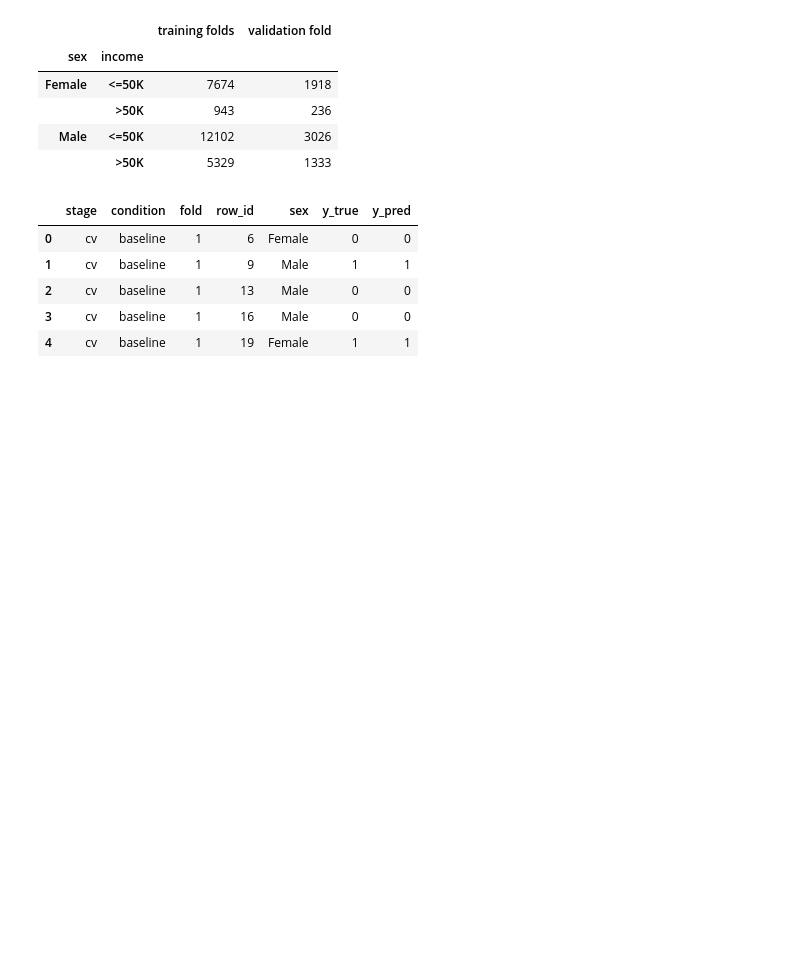
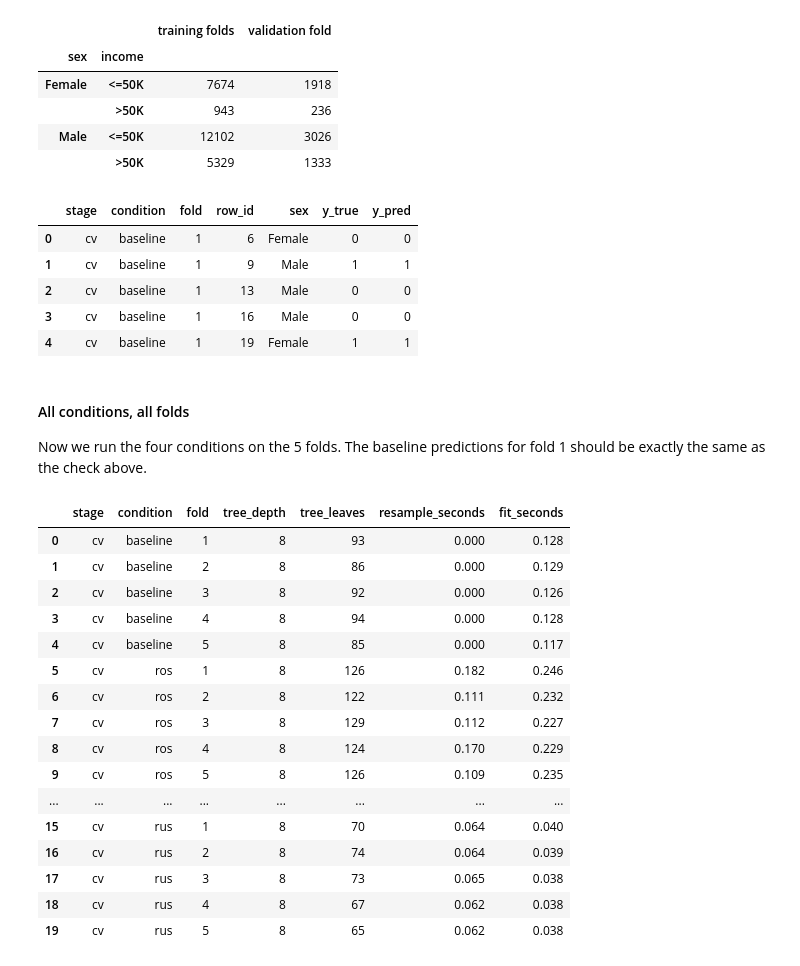
Before and after one commit to jessicabrinegar/data-mining-project, a Jupyter notebook: Phase3_EDA_Brinegar.ipynb, the cells around one changed output. Saved outputs shown, nothing was run; the diff lists cells and outputs as text; code cells hidden in the pictures; blank space fills up the shorter version.

```diff
--- a/Phase3_EDA_Brinegar.ipynb
+++ b/Phase3_EDA_Brinegar.ipynb
@@ -1032,3 +1163,32 @@ display(pd.crosstab([train_df["sex"], train_df["income"]], train_df["fold"]))
+# %%
+import time
+
+predictions, runs = [], []
+smotenc_fold1 = None
+
+def run_condition(stage, condition, fold, train_rows, eval_rows):
+    global smotenc_fold1
+    start = time.perf_counter()
+    fit_rows = resample(condition, train_rows)
+    resample_seconds = time.perf_counter() - start
+
+    start = time.perf_counter()
+    encoder, tree = train_tree(train_rows, fit_rows)
+    fit_seconds = time.perf_counter() - start
+
+    predictions.append(prediction_frame(stage, condition, fold, eval_rows, tree.predict(encoder.transform(eval_rows))))
+    runs.append({
+        "stage": stage, "condition": condition, "fold": fold,
+        "tree_depth": tree.get_depth(), "tree_leaves": tree.get_n_leaves(),
+        "resample_seconds": resample_seconds, "fit_seconds": fit_seconds
+    })
+    record_sampling(stage, condition, fold, train_rows, fit_rows)
+    if condition == "ros":
+        record_ros_copies(stage, fold, fit_rows)
+    if condition == "smotenc":
+        record_smotenc_checks(stage, fold, train_rows, fit_rows)
+        if stage == "cv" and fold == 1:
+            smotenc_fold1 = (train_rows, fit_rows)
 # %% [markdown]
 ### Cross-validation
 
@@ -1069,3 +1229,35 @@ display(baseline_fold1.head())
 | 2 | cv | baseline | 1 | 13 | Male | 0 | 0 |
 | 3 | cv | baseline | 1 | 16 | Male | 0 | 0 |
 | 4 | cv | baseline | 1 | 19 | Female | 1 | 1 |
+# %% [markdown]
+#### All conditions, all folds
+
+Now we run the four conditions on the 5 folds. The baseline predictions for fold 1 should be exactly the same as the check above.
+# %%
+for condition in conditions:
+    for fold in range(1, 6):
+        run_condition("cv", condition, fold, train_df[train_df["fold"] != fold], train_df[train_df["fold"] == fold])
+
+predictions_cv = pd.concat([p for p in predictions if p["stage"].iloc[0] == "cv"], ignore_index=True)
+rerun_fold1 = predictions_cv[(predictions_cv["condition"] == "baseline") & (predictions_cv["fold"] == 1)].reset_index(drop=True)
+pd.testing.assert_frame_equal(rerun_fold1, pd.read_csv(OUTPUT_DIR / "predictions_cv_baseline_fold1.csv"), check_dtype=False)
+
+display(pd.DataFrame(runs).round(3))
+# %% [output]
+|  | stage | condition | fold | tree_depth | tree_leaves | resample_seconds | fit_seconds |
+| 0 | cv | baseline | 1 | 8 | 93 | 0.000 | 0.128 |
+| 1 | cv | baseline | 2 | 8 | 86 | 0.000 | 0.129 |
+| 2 | cv | baseline | 3 | 8 | 92 | 0.000 | 0.126 |
+| 3 | cv | baseline | 4 | 8 | 94 | 0.000 | 0.128 |
+| 4 | cv | baseline | 5 | 8 | 85 | 0.000 | 0.117 |
+| 5 | cv | ros | 1 | 8 | 126 | 0.182 | 0.246 |
+| 6 | cv | ros | 2 | 8 | 122 | 0.111 | 0.232 |
+| 7 | cv | ros | 3 | 8 | 129 | 0.112 | 0.227 |
+| 8 | cv | ros | 4 | 8 | 124 | 0.170 | 0.229 |
+| 9 | cv | ros | 5 | 8 | 126 | 0.109 | 0.235 |
+| ... | ... | ... | ... | ... | ... | ... | ... |
+| 15 | cv | rus | 1 | 8 | 70 | 0.064 | 0.040 |
+| 16 | cv | rus | 2 | 8 | 74 | 0.064 | 0.039 |
+| 17 | cv | rus | 3 | 8 | 73 | 0.065 | 0.038 |
+| 18 | cv | rus | 4 | 8 | 67 | 0.062 | 0.038 |
+| 19 | cv | rus | 5 | 8 | 65 | 0.062 | 0.038 |
```
Also changed, not shown: parts of 21 cells of this notebook, 12 other files.
